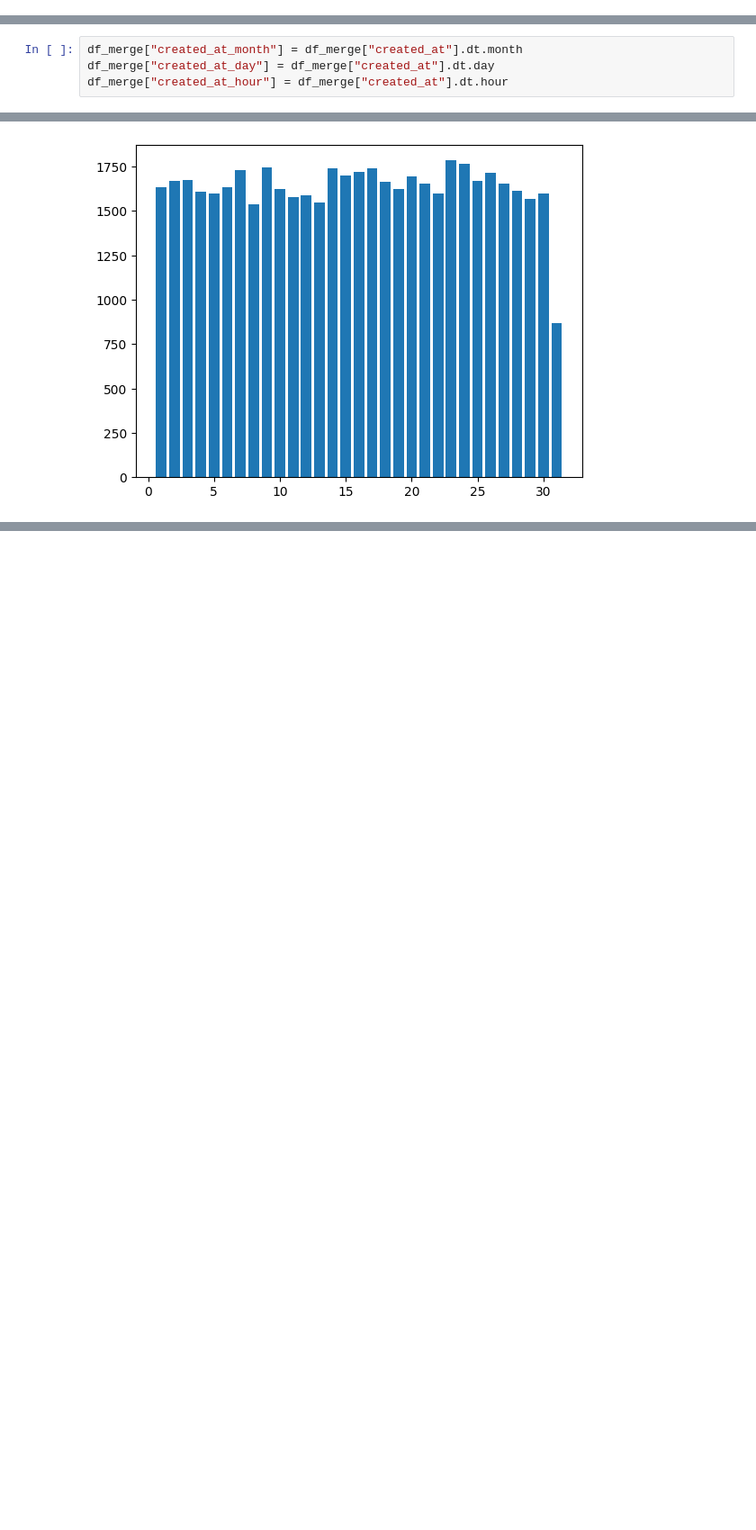
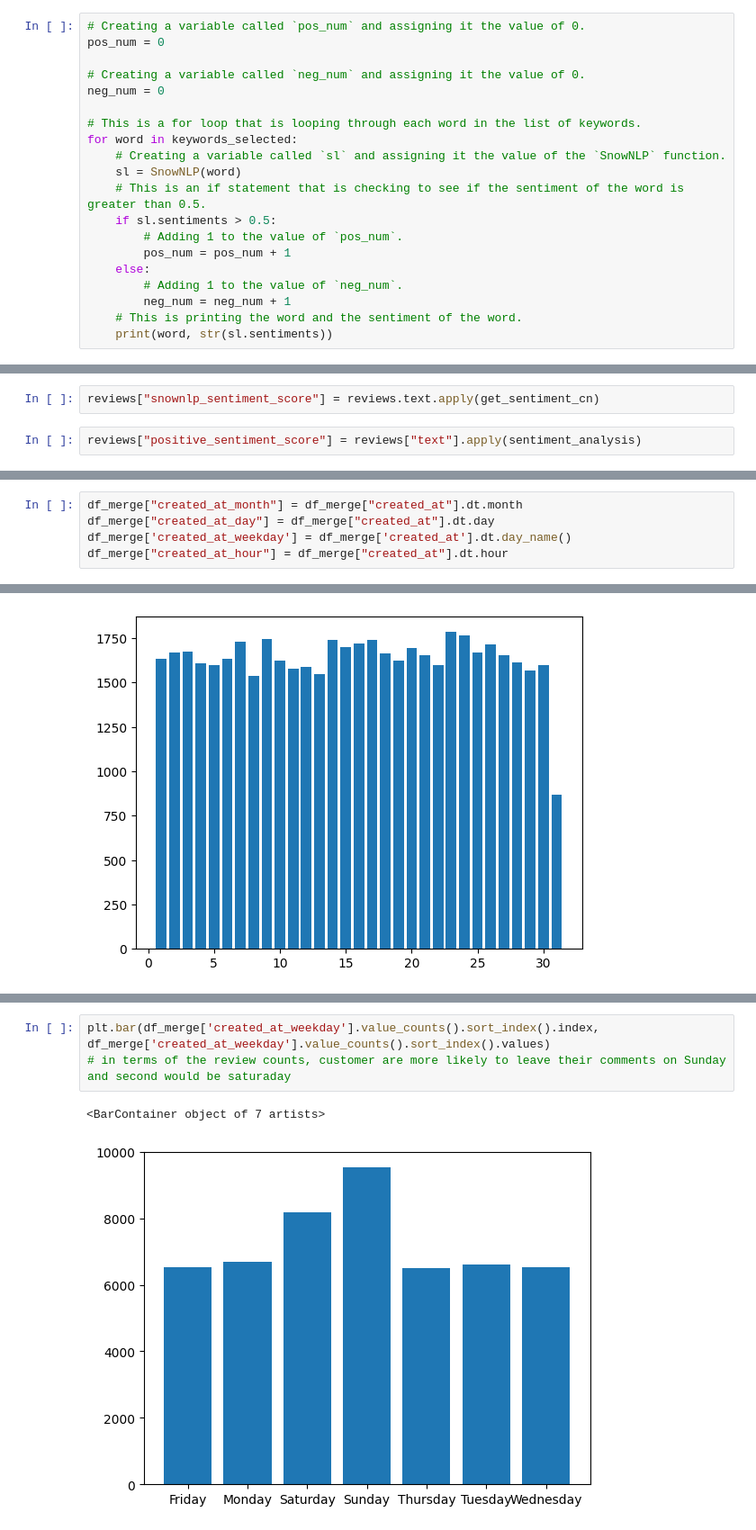
Before and after one commit to Marco-yeung/PersonalProjects, a Jupyter notebook: Python Project/foodpanda/Script 1 - foodpanda.ipynb, the cells around one changed output, grey strips where cells are left out. Shown: that part at 90% size. Cells and saved outputs as stored; diff of their text form; blank space fills up the shorter version.

```diff
--- a/Python Project/foodpanda/Script 1 - foodpanda.ipynb
+++ b/Python Project/foodpanda/Script 1 - foodpanda.ipynb
@@ -188,0 +221,20 @@ reviews["sentiment"] = reviews.text.apply(get_sentiment_cn)
+# %%
+# Creating a variable called `pos_num` and assigning it the value of 0.
+pos_num = 0
+
+# Creating a variable called `neg_num` and assigning it the value of 0.
+neg_num = 0
+
+# This is a for loop that is looping through each word in the list of keywords.
+for word in keywords_selected:
+    # Creating a variable called `sl` and assigning it the value of the `SnowNLP` function.
+    sl = SnowNLP(word)
+    # This is an if statement that is checking to see if the sentiment of the word is greater than 0.5.
+    if sl.sentiments > 0.5:
+        # Adding 1 to the value of `pos_num`.
+        pos_num = pos_num + 1
+    else:
+        # Adding 1 to the value of `neg_num`.
+        neg_num = neg_num + 1
+    # This is printing the word and the sentiment of the word.
+    print(word, str(sl.sentiments))
@@ -188,0 +324,4 @@ reviews["sentiment"] = reviews.text.apply(get_sentiment_cn)
+# %%
+reviews["snownlp_sentiment_score"] = reviews.text.apply(get_sentiment_cn)
+# %%
+reviews["positive_sentiment_score"] = reviews["text"].apply(sentiment_analysis)
@@ -515,6 +707,7 @@ df_merge["updated_at"] = pd.to_datetime(df_merge["updated_at"], unit='D', origin
 # %%
 df_merge["created_at_month"] = df_merge["created_at"].dt.month
 df_merge["created_at_day"] = df_merge["created_at"].dt.day
+df_merge['created_at_weekday'] = df_merge['created_at'].dt.day_name()
 df_merge["created_at_hour"] = df_merge["created_at"].dt.hour
 # %%
 plt.bar(df_merge['created_at_hour'].value_counts().sort_index().index, df_merge['created_at_hour'].value_counts().sort_index().values)
@@ -531,3 +725,9 @@ plt.bar(df_merge['created_at_month'].value_counts().sort_index().index, df_merge
 # %% [output]
 <BarContainer object of 12 artists>
 [figure]
+# %%
+plt.bar(df_merge['created_at_weekday'].value_counts().sort_index().index, df_merge['created_at_weekday'].value_counts().sort_index().values)
+# in terms of the review counts, customer are more likely to leave their comments on Sunday and second would be saturaday
+# %% [output]
+<BarContainer object of 7 artists>
+[figure, added]
```
Also changed, not shown: parts of 17 cells of this notebook.
